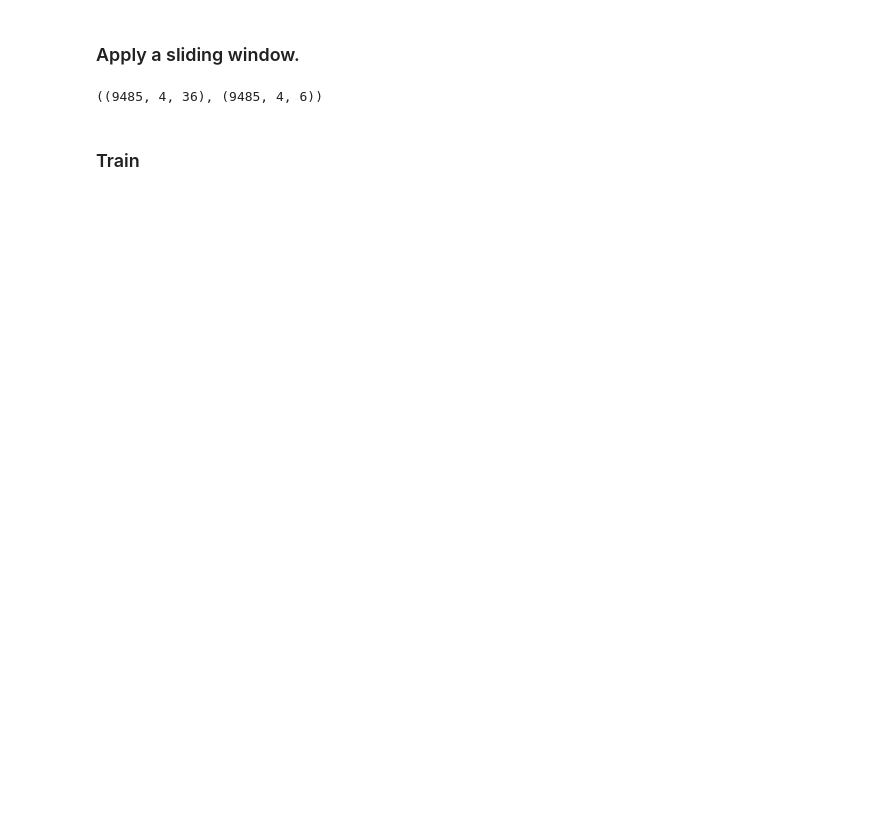
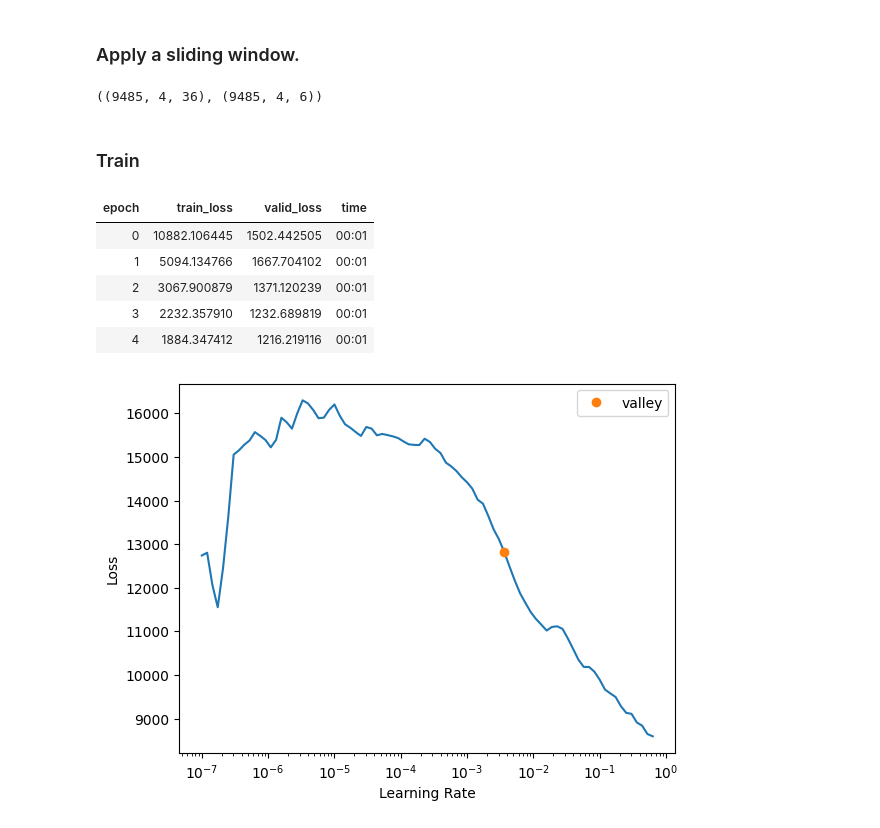
Before and after one commit to ARCLab-MIT/SW-Transformers-Forecaster-Framework, a Jupyter notebook: dev_nbs/solfsmy.ipynb, the cells around one changed output. Saved outputs shown, nothing was run; the diff lists cells and outputs as text; code cells hidden in the pictures; blank space fills up the shorter version.

```diff
--- a/dev_nbs/training.ipynb
+++ b/dev_nbs/solfsmy.ipynb
@@ -49,7 +47,8 @@ Some hints about hyperparameters:
 - According to the authors of PatchTST: "The ideal patch length may depend on the dataset,
 but P between {8, 16} seems to be general good numbers."
 # %%
-config = yaml2dict('./config/ts_forecaster.yaml', attrdict=True)
+config = yaml2dict('./config/solfsmy.yaml', attrdict=True)
+config = config.train # just take the train configuration
 if config.arch_name.lower() == 'patchtst':
     config.arch = yaml2dict('./config/patchtst.yaml', attrdict=True)
 else:
@@ -335,17 +346,26 @@ X.shape, y.shape
 # %% [markdown]
 ### Train
 # %%
-cbs = L(WandbCallback(log_preds=False)) if config.use_wandb else L()
+wandb_callback = WandbCallback(log_preds=False)
+cbs = L(wandb_callback) if config.use_wandb else L()
 learn = TSForecaster(X, y, splits=splits, batch_size=config.bs,
                      pipelines=[preproc_pipe, exp_pipe], arch=config.arch_name,
                      arch_config=dict(config.arch),
                      init=config.init_weights,
                      cbs= cbs + ShowGraphCallback(),
                      partial_n=config.partial_n)
 lr_max = learn.lr_find().valley if config.lr_max is None else config.lr_max
 print(lr_max)
 print(f"#params: {sum(p.numel() for p in learn.model.parameters())}")
 learn.fit_one_cycle(n_epoch=config.n_epoch, lr_max=config.lr_max)
+# %% [output]
+| epoch | train_loss | valid_loss | time |
+| 0 | 10882.106445 | 1502.442505 | 00:01 |
+| 1 | 5094.134766 | 1667.704102 | 00:01 |
+| 2 | 3067.900879 | 1371.120239 | 00:01 |
+| 3 | 2232.357910 | 1232.689819 | 00:01 |
+| 4 | 1884.347412 | 1216.219116 | 00:01 |
+[figure, added]
 # %%
 # Print the validation loss and save it in case other notebooks (optuna) wants to
 # use it for hyperparameter optimization
```
Also changed, not shown: parts of 8 cells of this notebook, 3 other files.
